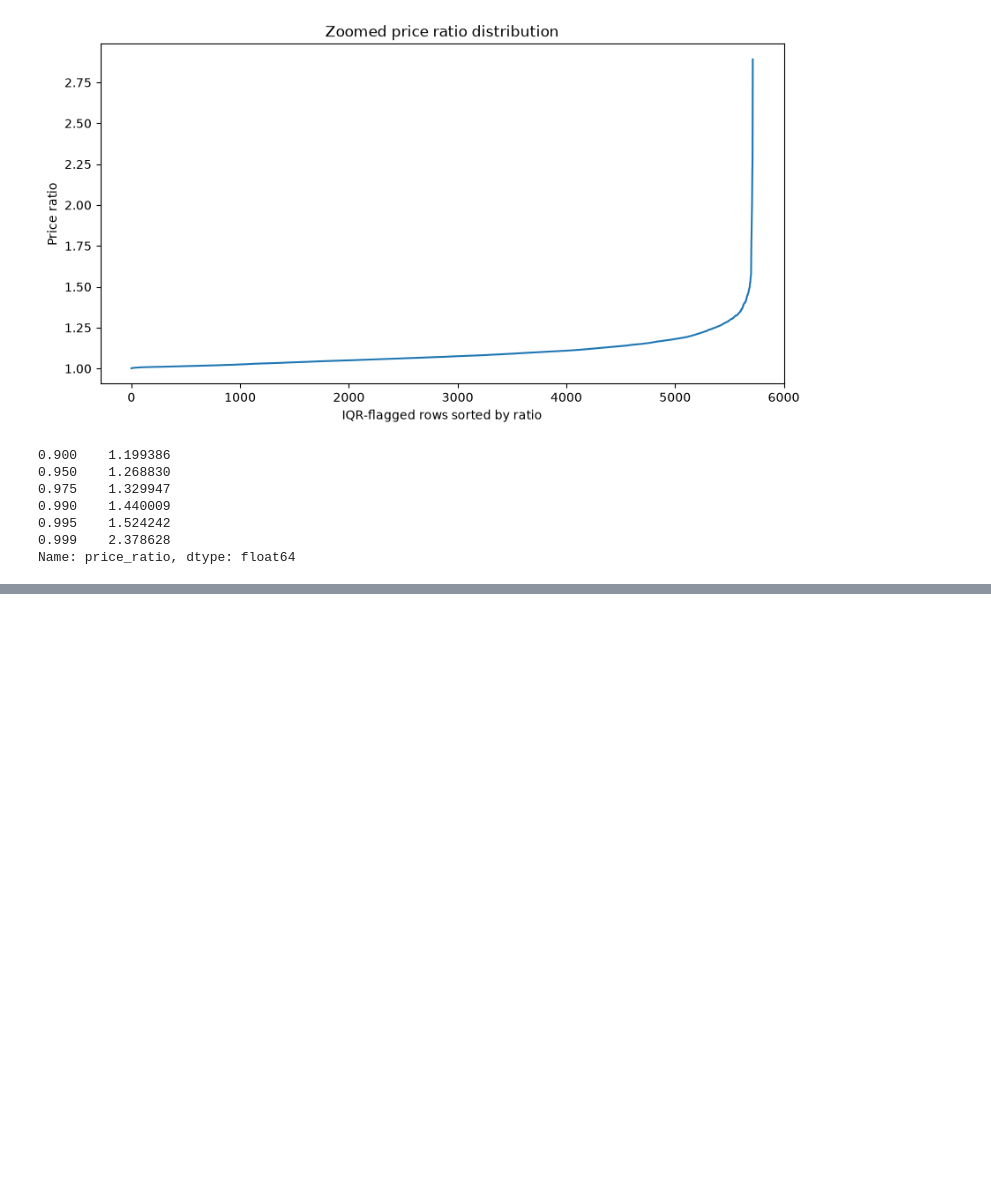
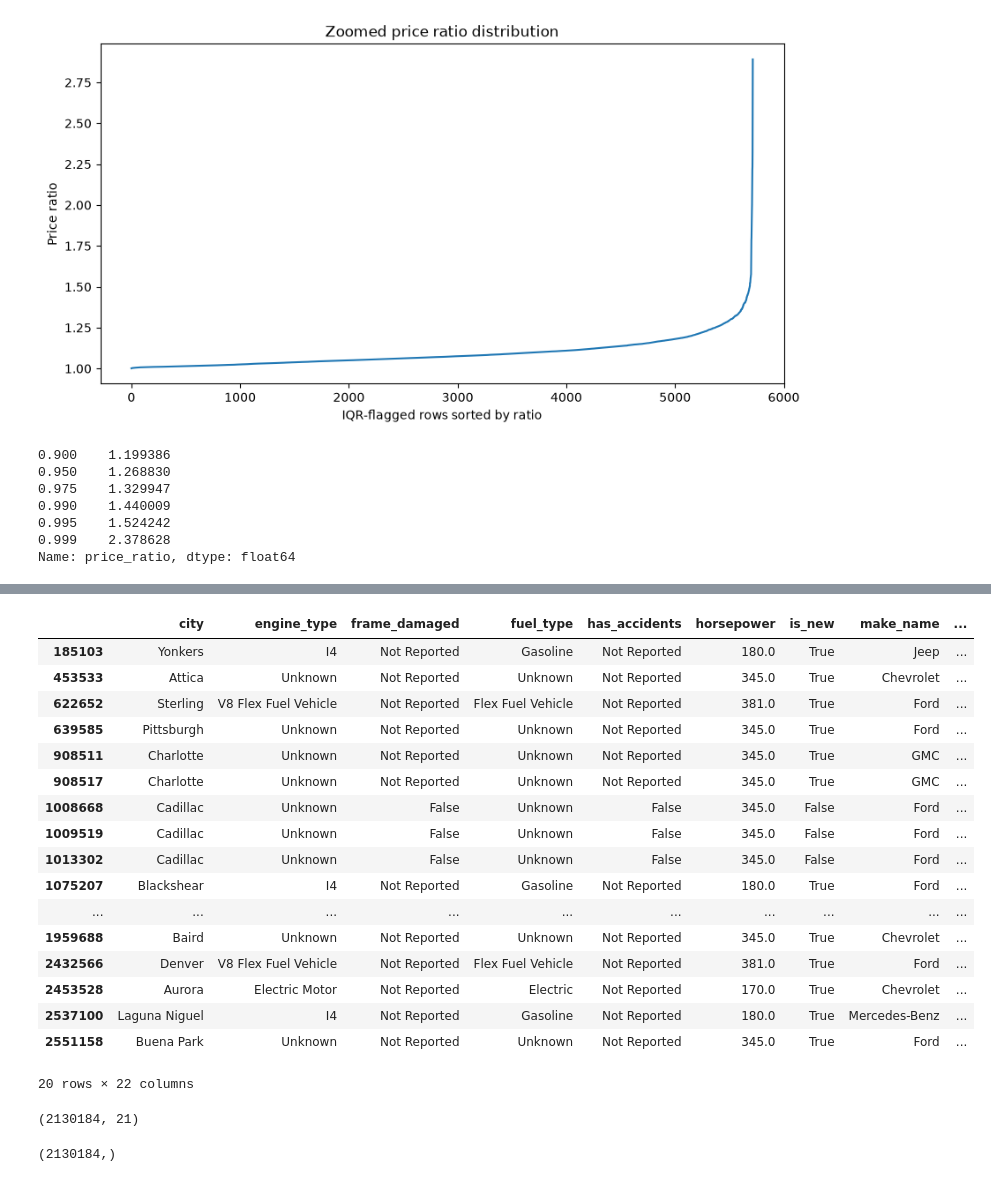
Before and after one commit to CaseyKiiza2026/vehicle-valuation-platform, a Jupyter notebook: notebooks/other_model.ipynb, the cells around one changed output, grey strips where cells are left out. Cells and saved outputs as stored; diff of their text form; code cells hidden in the pictures; blank space fills up the shorter version.

```diff
--- a/notebooks/other_model.ipynb
+++ b/notebooks/other_model.ipynb
@@ -855,0 +1084,15 @@ rows[
+# %%
+bad_two_row_hashes = two_row_stats.loc[two_row_stats["pair_ratio"] >= 3]
+bad_two_row_groups = two_row_groups[
+    two_row_groups["hash"].isin(bad_two_row_hashes.index)
+]
+two_rows_suspicious = bad_two_row_groups.groupby('hash')['train_price'].idxmax()
+# %%
+three_plus_hashes = hash_sizes[hash_sizes >= 3].index
+three_plus_groups = train_analysis[
+    train_analysis["hash"].isin(three_plus_hashes)
+]
+three_plus_suspicious = three_plus_groups[
+    (three_plus_groups["train_price"] > three_plus_groups["upper_bound"]) &
+    (three_plus_groups["price_ratio"] >= 2.0)
+]
@@ -855,0 +1107,2 @@ rows[
+# %%
+bad_row_indices = pd.Index(two_rows_suspicious.values).union(three_plus_suspicious.index)
@@ -855,0 +1113,24 @@ rows[
+# %%
+check_bad_rows = X_train.loc[bad_row_indices].copy()
+check_bad_rows["price"] = y_train.loc[bad_row_indices]
+
+check_bad_rows
+# %% [output]
+|  | city | engine_type | frame_damaged | fuel_type | has_accidents | horsepower | is_new | make_name | ... |
+| 185103 | Yonkers | I4 | Not Reported | Gasoline | Not Reported | 180.0 | True | Jeep | ... |
+| 453533 | Attica | Unknown | Not Reported | Unknown | Not Reported | 345.0 | True | Chevrolet | ... |
+| 622652 | Sterling | V8 Flex Fuel Vehicle | Not Reported | Flex Fuel Vehicle | Not Reported | 381.0 | True | Ford | ... |
+| 639585 | Pittsburgh | Unknown | Not Reported | Unknown | Not Reported | 345.0 | True | Ford | ... |
+| 908511 | Charlotte | Unknown | Not Reported | Unknown | Not Reported | 345.0 | True | GMC | ... |
+| 908517 | Charlotte | Unknown | Not Reported | Unknown | Not Reported | 345.0 | True | GMC | ... |
+| 1008668 | Cadillac | Unknown | False | Unknown | False | 345.0 | False | Ford | ... |
+| 1009519 | Cadillac | Unknown | False | Unknown | False | 345.0 | False | Ford | ... |
+| 1013302 | Cadillac | Unknown | False | Unknown | False | 345.0 | False | Ford | ... |
+| 1075207 | Blackshear | I4 | Not Reported | Gasoline | Not Reported | 180.0 | True | Ford | ... |
+| ... | ... | ... | ... | ... | ... | ... | ... | ... | ... |
+| 1959688 | Baird | Unknown | Not Reported | Unknown | Not Reported | 345.0 | True | Chevrolet | ... |
+| 2432566 | Denver | V8 Flex Fuel Vehicle | Not Reported | Flex Fuel Vehicle | Not Reported | 381.0 | True | Ford | ... |
+| 2453528 | Aurora | Electric Motor | Not Reported | Electric | Not Reported | 170.0 | True | Chevrolet | ... |
+| 2537100 | Laguna Niguel | I4 | Not Reported | Gasoline | Not Reported | 180.0 | True | Mercedes-Benz | ... |
+| 2551158 | Buena Park | Unknown | Not Reported | Unknown | Not Reported | 345.0 | True | Ford | ... |
+20 rows × 22 columns
@@ -855,0 +1140,8 @@ rows[
+# %%
+X_train.shape
+# %% [output]
+(2130184, 21)
+# %%
+y_train.shape
+# %% [output]
+(2130184,)
```
Also changed, not shown: parts of 24 cells of this notebook.
